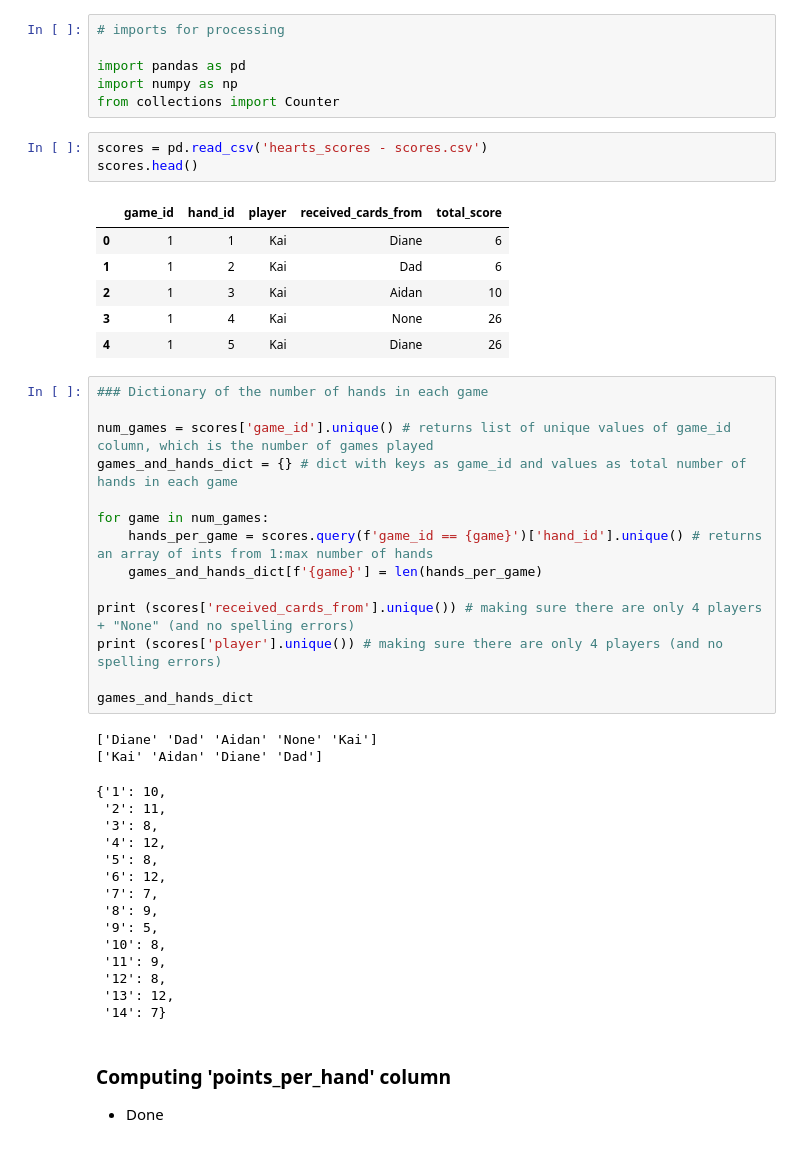
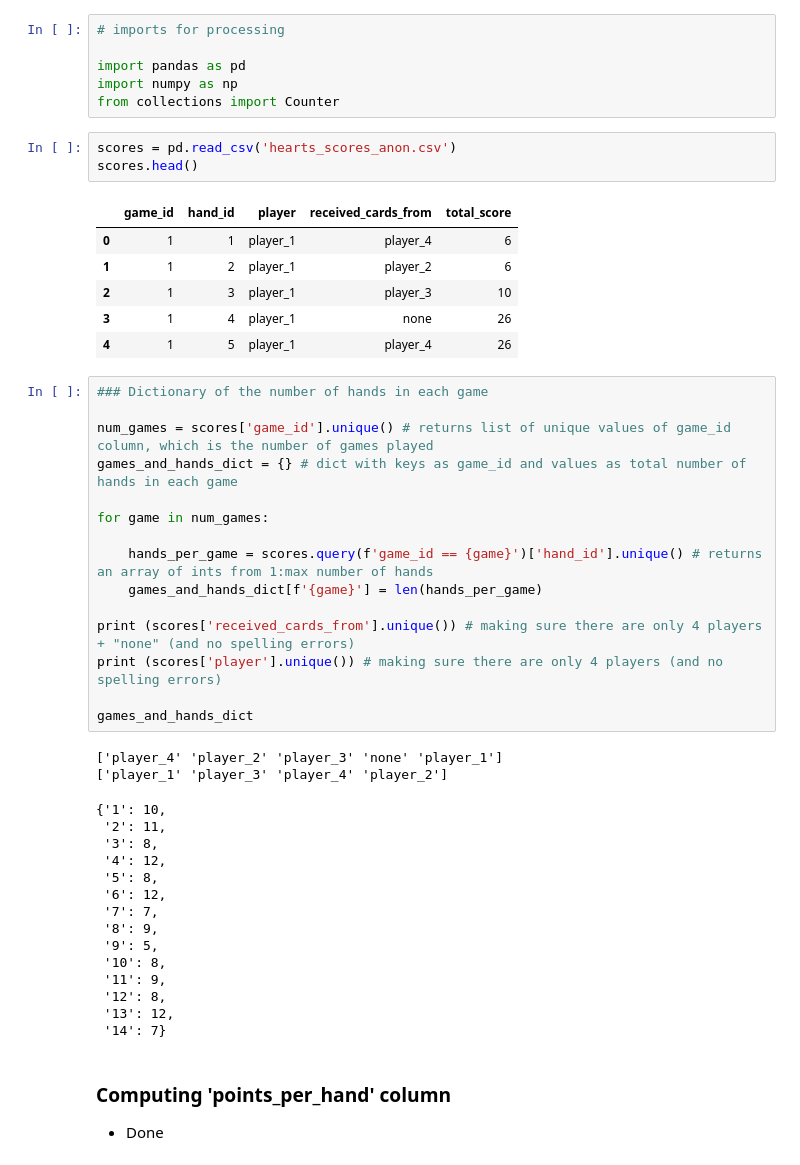
Before and after one commit to kmaurinjones/hearts_scores, a Jupyter notebook: hearts_scoring_analysis.ipynb, the cells around one changed output. Saved outputs shown, nothing was run; the diff lists cells and outputs as text.

```diff
--- a/hearts_scoring_analytics.ipynb
+++ b/hearts_scoring_analysis.ipynb
@@ -9,15 +9,15 @@ import pandas as pd
 import numpy as np
 from collections import Counter
 # %%
-scores = pd.read_csv('hearts_scores - scores.csv')
+scores = pd.read_csv('hearts_scores_anon.csv')
 scores.head()
 # %% [output]
 |  | game_id | hand_id | player | received_cards_from | total_score |
-| 0 | 1 | 1 | Kai | Diane | 6 |
-| 1 | 1 | 2 | Kai | Dad | 6 |
-| 2 | 1 | 3 | Kai | Aidan | 10 |
-| 3 | 1 | 4 | Kai | None | 26 |
-| 4 | 1 | 5 | Kai | Diane | 26 |
+| 0 | 1 | 1 | player_1 | player_4 | 6 |
+| 1 | 1 | 2 | player_1 | player_2 | 6 |
+| 2 | 1 | 3 | player_1 | player_3 | 10 |
+| 3 | 1 | 4 | player_1 | none | 26 |
+| 4 | 1 | 5 | player_1 | player_4 | 26 |
 # %%
 ### Dictionary of the number of hands in each game
 
@@ -25,16 +25,17 @@ num_games = scores['game_id'].unique() # returns list of unique values of game_i
 games_and_hands_dict = {} # dict with keys as game_id and values as total number of hands in each game
 
 for game in num_games:
+
     hands_per_game = scores.query(f'game_id == {game}')['hand_id'].unique() # returns an array of ints from 1:max number of hands
     games_and_hands_dict[f'{game}'] = len(hands_per_game)
 
-print (scores['received_cards_from'].unique()) # making sure there are only 4 players + "None" (and no spelling errors)
+print (scores['received_cards_from'].unique()) # making sure there are only 4 players + "none" (and no spelling errors)
 print (scores['player'].unique()) # making sure there are only 4 players (and no spelling errors)
 
 games_and_hands_dict
 # %% [output]
-['Diane' 'Dad' 'Aidan' 'None' 'Kai']
-['Kai' 'Aidan' 'Diane' 'Dad']
+['player_4' 'player_2' 'player_3' 'none' 'player_1']
+['player_1' 'player_3' 'player_4' 'player_2']
 {'1': 10,
  '2': 11,
  '3': 8,
```
Also changed, not shown: parts of 15 cells of this notebook, 6 other files.
